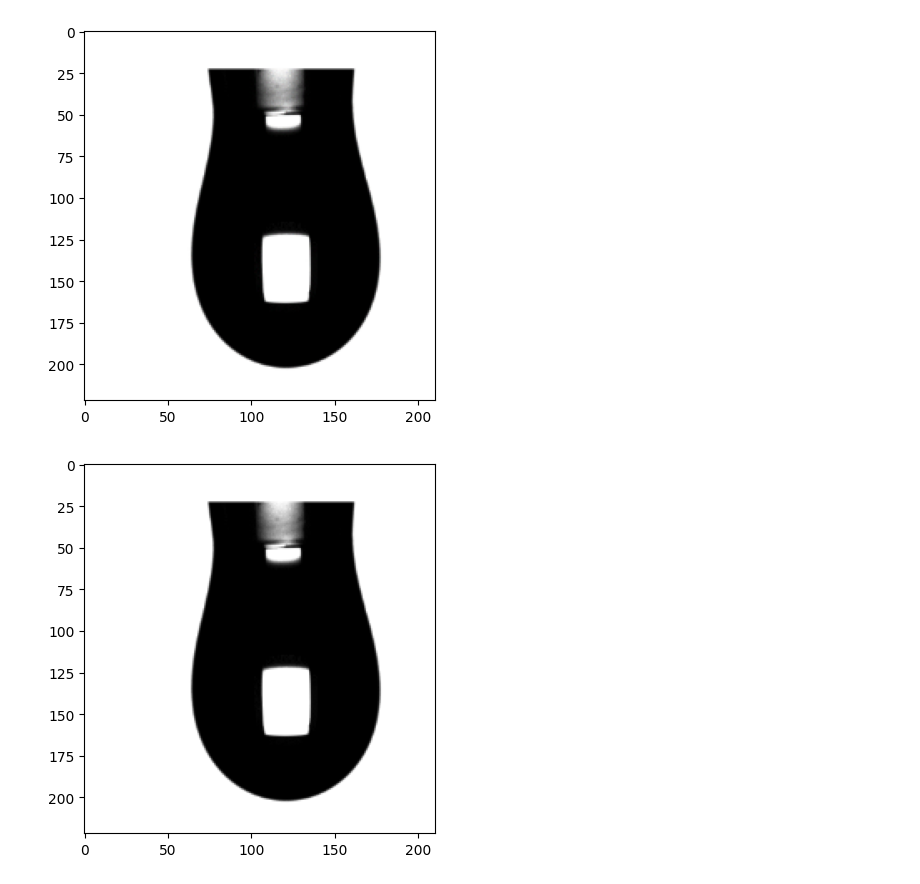
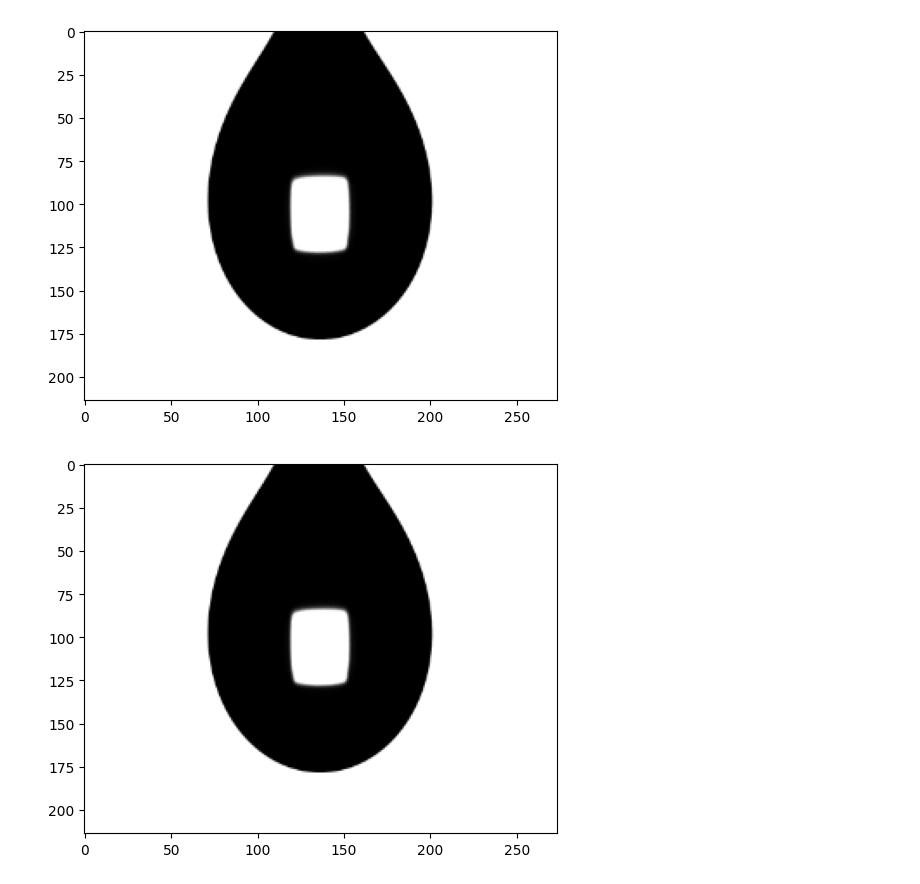
Before and after one commit to DmitriLyalikov/pdt-extract, a Jupyter notebook: Canny Edge Detector.ipynb, the cells around one changed output. Saved outputs shown, nothing was run; the diff lists cells and outputs as text; code cells hidden in the pictures.

Commit message:
added cropped images

```diff
--- a/Canny Edge Detector.ipynb
+++ b/Canny Edge Detector.ipynb
@@ -7,11 +7,11 @@ import numpy as np
 import matplotlib.pyplot as plt
 # %%
 # Load image into variable and display it
-lion = imageio.v2.imread("example_images/8% SLES 70-COAB 45 in DI Water.png", None) # Paste address of image
+lion = imageio.v2.imread("example_images/cropped/cropped water control.png", None) # Paste address of image
 plt.imshow(lion, cmap = plt.get_cmap('gray'))
 plt.show()
 # %% [output]
-[figure, old version]
+[figure, new version]
 # %%
 # Convert color image to grayscale to help extraction of edges and plot it
 lion_gray = np.dot(lion[...,:3], [0.299, 0.587, 0.114])
@@ -19,7 +19,7 @@ lion_gray = np.dot(lion[...,:3], [0.299, 0.587, 0.114])
 plt.imshow(lion_gray, cmap = plt.get_cmap('gray'))
 plt.show()
 # %% [output]
-[figure, old version]
+[figure, new version]
 # %%
 # Blur the grayscale image so that only important edges are extracted and the noisy ones ignored
 lion_gray_blurred = ndimage.gaussian_filter(lion_gray, sigma=1.2) # Note that the value of sigma is image specific so please tune it
```
Also changed, not shown: parts of 10 cells of this notebook, 3 other files.
